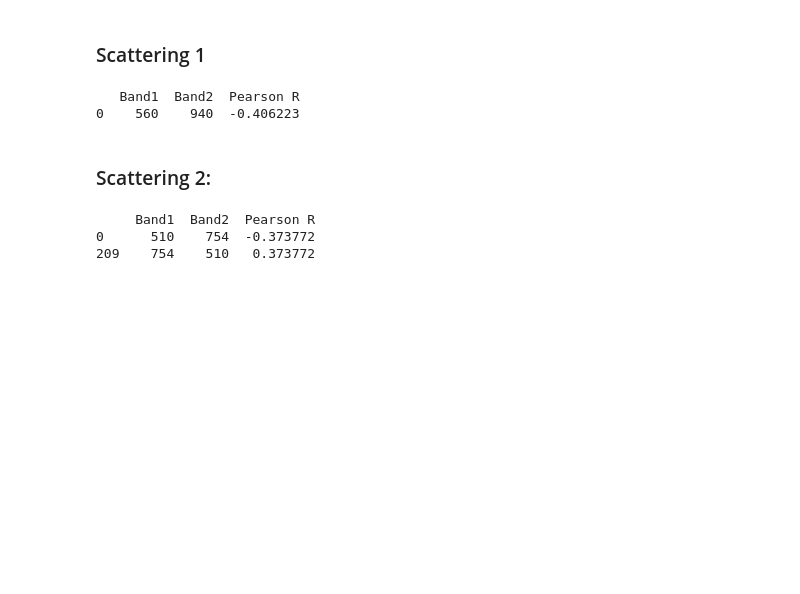
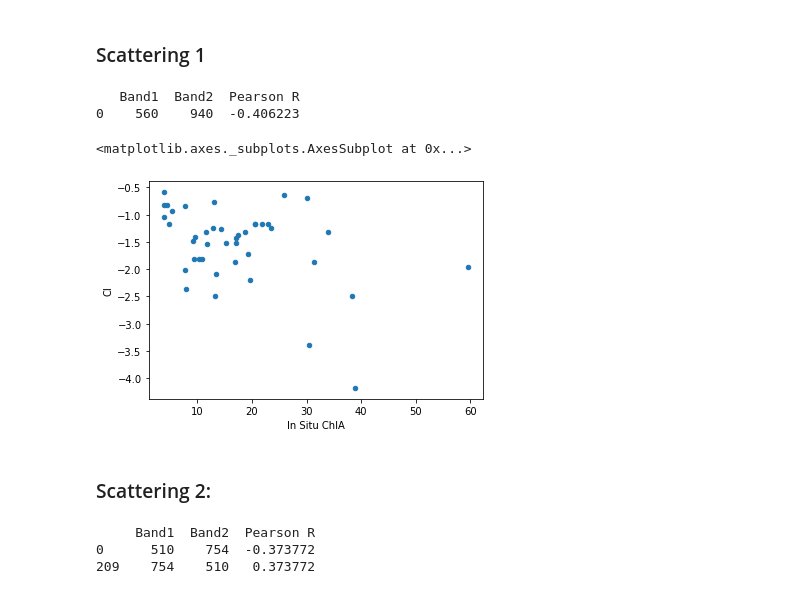
Before and after one commit to quachhungvietnam/HarmfulAlgalBloom, a Jupyter notebook: Capstone Code/Calibration curve 2.ipynb, the cells around one changed output. Cells and saved outputs as stored; diff of their text form; code cells hidden in the pictures; blank space fills up the shorter version.

```diff
--- a/Capstone Code/Calibration curve 2.ipynb
+++ b/Capstone Code/Calibration curve 2.ipynb
@@ -413,14 +418,6 @@ def full_procedure_2(band1, band2):
             x, y = list(lon_array).index(closest_lon), list(lat_array).index(closest_lat)
             result[(date,station)] = np.array(CI_data)[y,x]
     return result
-# %%
-contour_data = np.ones([len(wavelength_array),len(wavelength_array)]) + np.nan
-for band1 in wavelength_array:
-    for band2 in wavelength_array:
-        ix = wavelength_array.index(band1)
-        iy = wavelength_array.index(band2)
-        if band1 != band2:
-            contour_data[ix][iy] = Rsquared_data.loc[(Rsquared_data["Band1"]==band1)&(Rsquared_data["Band2"]==band2),"Rsquared"]
 # %%
 ncols = 3
 nrows = len(Station_list)//3
@@ -539,6 +523,14 @@ print(df.loc[(df["Pearson R"]==optimal_R)|(df["Pearson R"]==-optimal_R), :])
 # %% [output]
    Band1  Band2  Pearson R
 0    560    940  -0.406223
+# %%
+band1 = 560
+band2 = 940
+merged_data["CI"] = merged_data[str(band1)]/merged_data[str(band2)]
+merged_data.plot(x='In Situ ChlA', y='CI', kind='scatter')
+# %% [output]
+<matplotlib.axes._subplots.AxesSubplot at 0x...>
+[figure, added]
 # %% [markdown]
 ### Scattering 2:
 # %%
```
Also changed, not shown: parts of 27 cells of this notebook.
